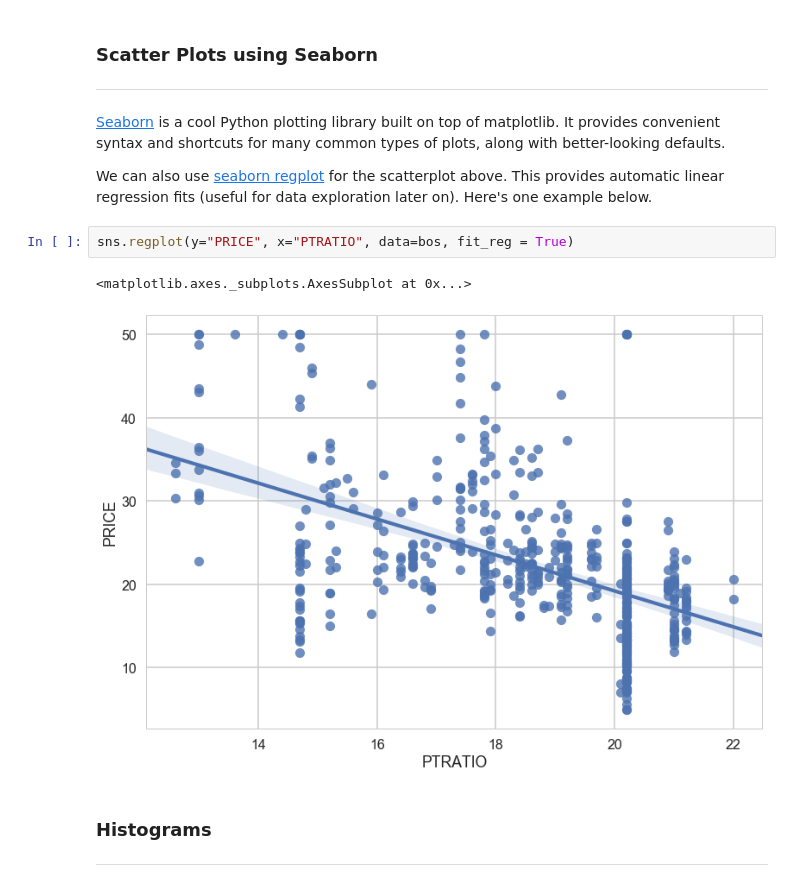
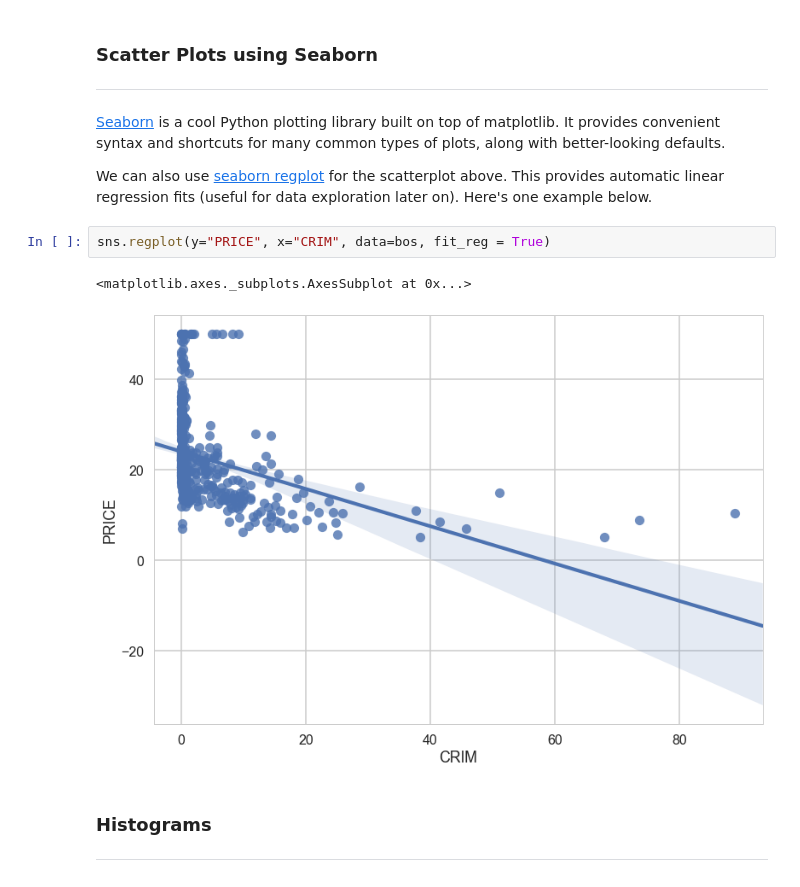
Before and after one commit to andyogah/Mini_Project_Linear_Regression, a Jupyter notebook: Mini_Project_Linear_Regression.ipynb, the cells around one changed output. Cells and saved outputs as stored; diff of their text form.

```diff
--- a/Mini_Project_Linear_Regression.ipynb
+++ b/Mini_Project_Linear_Regression.ipynb
@@ -272,10 +363,10 @@ said to be categorical in nature.'''
 
 We can also use [seaborn regplot](https://stanford.edu/~mwaskom/software/seaborn/tutorial/regression.html#functions-to-draw-linear-regression-models) for the scatterplot above. This provides automatic linear regression fits (useful for data exploration later on). Here's one example below.
 # %%
-sns.regplot(y="PRICE", x="PTRATIO", data=bos, fit_reg = True)
+sns.regplot(y="PRICE", x="CRIM", data=bos, fit_reg = True)
 # %% [output]
 <matplotlib.axes._subplots.AxesSubplot at 0x...>
-[figure, old version]
+[figure, new version]
 # %% [markdown]
 ### Histograms
 ***
```
Also changed, not shown: parts of 58 cells of this notebook.
